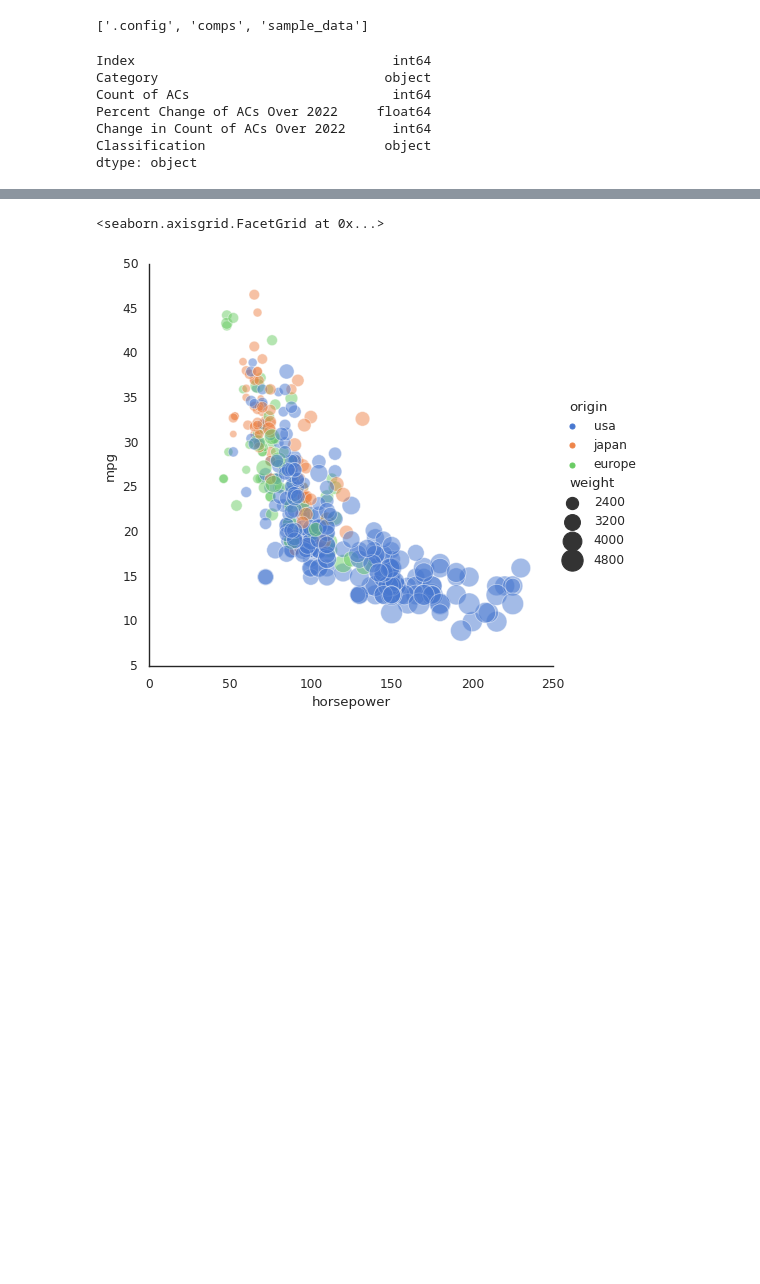
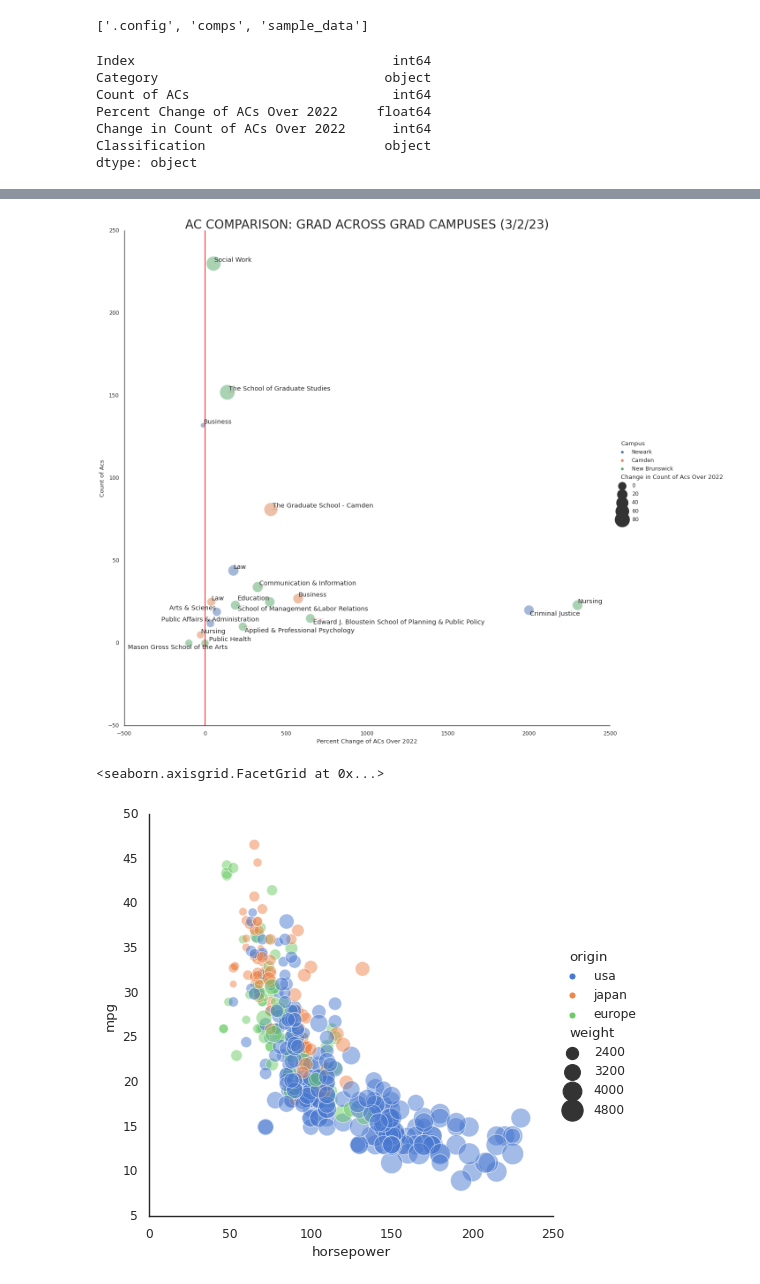
Before and after one commit to theaok/vis-sp23-ewattudo, a Jupyter notebook: PS4.ipynb, the cells around one changed output, grey strips where cells are left out. Cells and saved outputs as stored; diff of their text form; code cells hidden in the pictures; blank space fills up the shorter version.

```diff
--- a/PS4.ipynb
+++ b/PS4.ipynb
@@ -113,3 +145,22 @@ fig.show()
+# %%
+from numpy.ma.core import compress
+import seaborn as sns
+sns.set_theme(style="white")
+# Plot miles
+
+sns.relplot(y="Count of Acs", x="Percent Change of ACs Over 2022",
+            hue="Campus", size="Change in Count of Acs Over 2022",
+            sizes=(100, 950), alpha=.5,
+            height=15, data=campcomps)
+plt.axvline(x = 0, color = 'red',)
+
+plt.title('AC COMPARISON: GRAD ACROSS GRAD CAMPUSES (3/2/23)', fontdict = {'fontsize' : 25})
+texts = [plt.text(campcomps['Percent Change of ACs Over 2022'][i],
+                  campcomps['Count of Acs'][i], campcomps['School'][i],fontsize=13)
+for i in range(len(campcomps))]
+adjust_text(texts,arrowprops=dict(arrowstyle='-', color='red', alpha=.5,lw=.5));
+# %% [output]
+[figure, added]
 # %%
 import seaborn as sns
 sns.set_theme(style="white")
```
Also changed, not shown: parts of 8 cells of this notebook.
